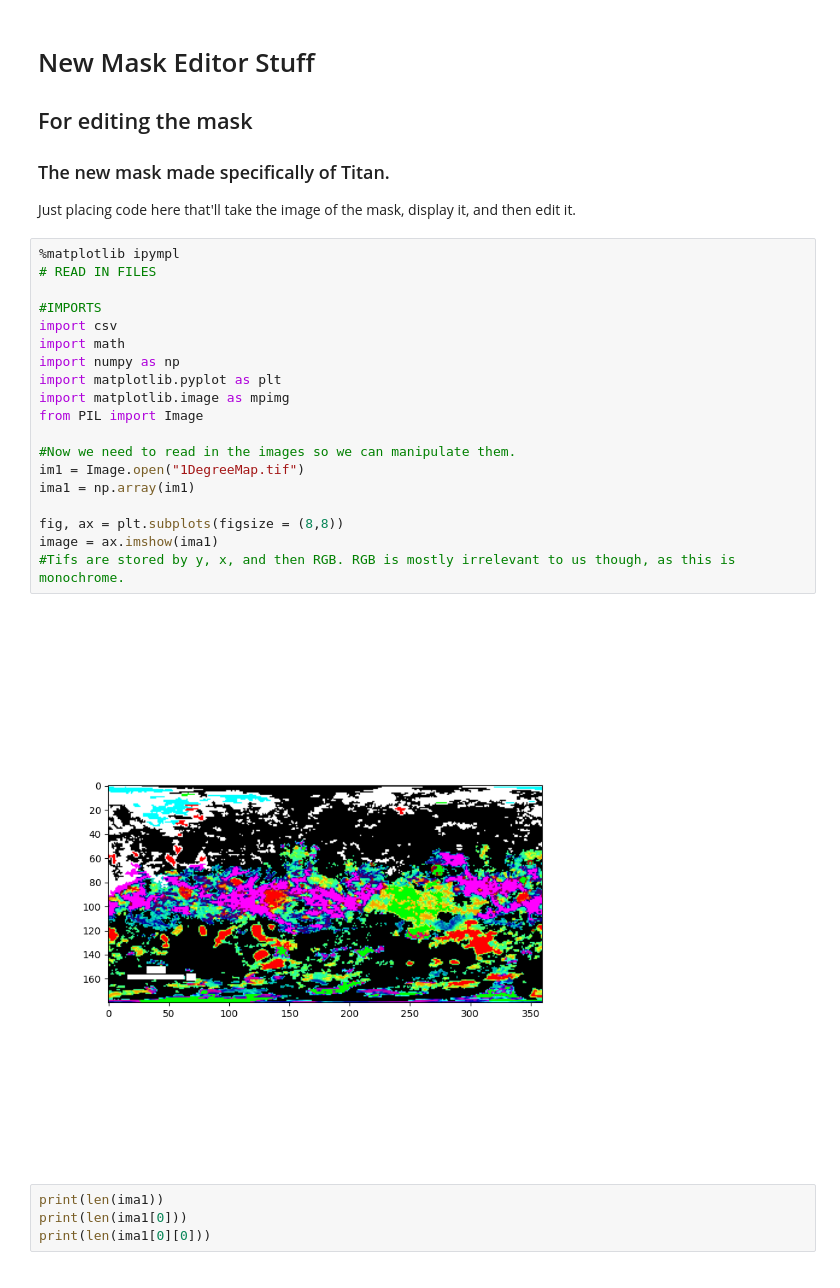
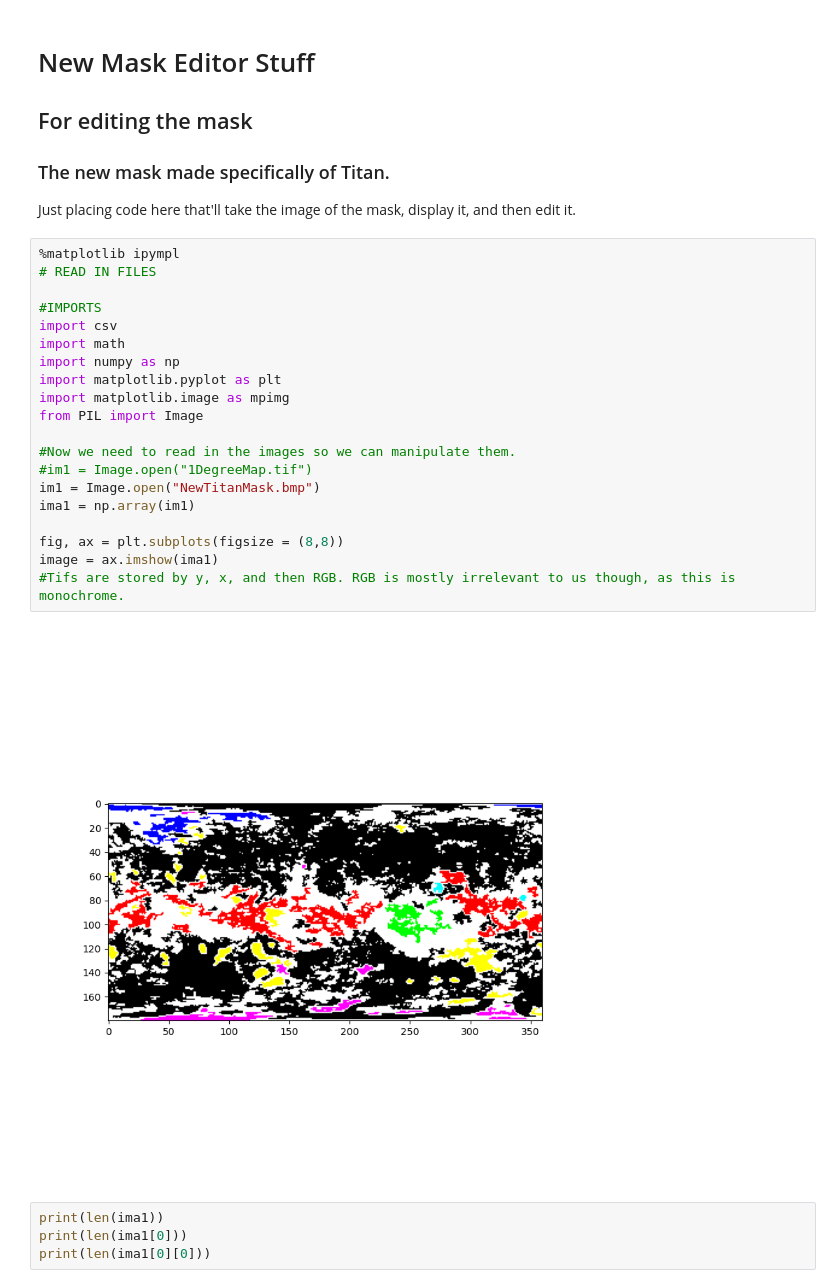
Before and after one commit to GMBlackjack/GMsNotes, a Jupyter notebook: SCRATCH WORK/MaskMaker/NewMaskEditor.ipynb, the cells around one changed output. Drawn from its saved outputs; the diff is of its cells as text.

```diff
--- a/SCRATCH WORK/MaskMaker/NewMaskEditor.ipynb
+++ b/SCRATCH WORK/MaskMaker/NewMaskEditor.ipynb
@@ -9,24 +9,25 @@ Just placing code here that'll take the image of the mask, display it, and then
 # %%
 %matplotlib ipympl
 # READ IN FILES
 
 #IMPORTS
 import csv
 import math
 import numpy as np
 import matplotlib.pyplot as plt
 import matplotlib.image as mpimg
 from PIL import Image
 
 #Now we need to read in the images so we can manipulate them.
-im1 = Image.open("1DegreeMap.tif")
+#im1 = Image.open("1DegreeMap.tif")
+im1 = Image.open("NewTitanMask.bmp")
 ima1 = np.array(im1)
 
 fig, ax = plt.subplots(figsize = (8,8))
 image = ax.imshow(ima1)
 #Tifs are stored by y, x, and then RGB. RGB is mostly irrelevant to us though, as this is monochrome.
 # %% [output]
-[figure, old version]
+[figure, new version]
 # %%
 print(len(ima1))
 print(len(ima1[0]))
```
Also changed, not shown: parts of 4 cells of this notebook, 16 other files.
